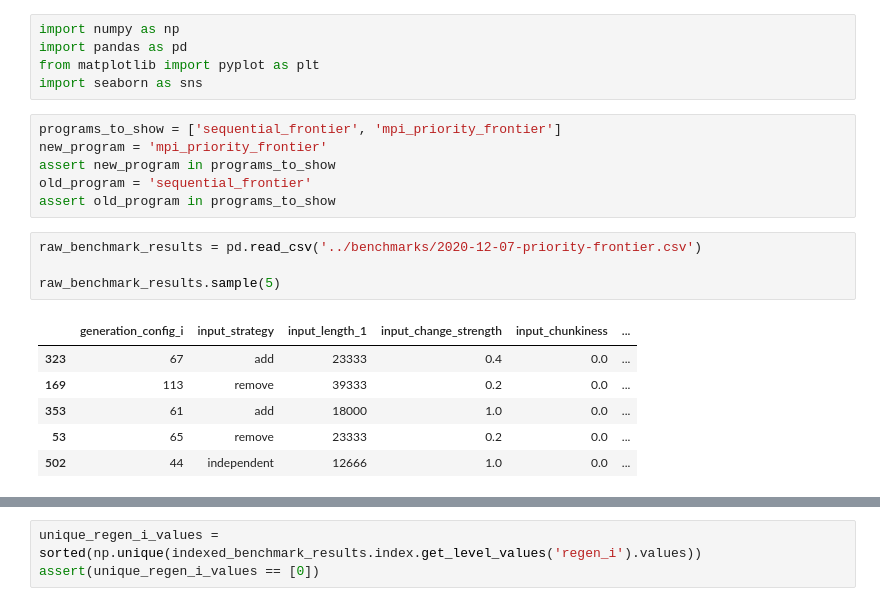
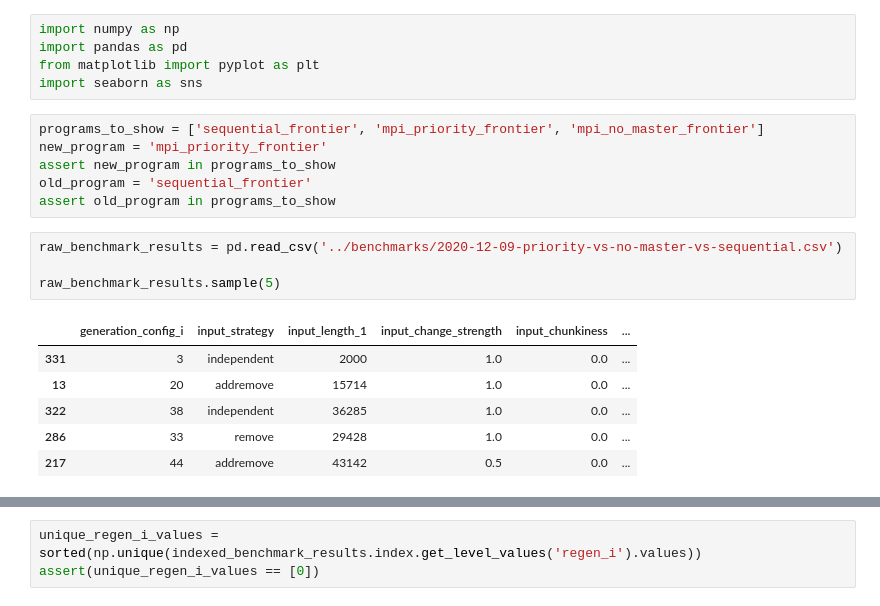
Before and after one commit to tehwalris/mpi-myers-diff, a Jupyter notebook: notebooks/benchmark_analysis_priority_frontier.ipynb, the cells around one changed output, grey strips where cells are left out. Drawn from its saved outputs; the diff is of its cells as text.

```diff
--- a/notebooks/benchmark_analysis_priority_frontier.ipynb
+++ b/notebooks/benchmark_analysis_priority_frontier.ipynb
@@ -4,22 +4,22 @@ import pandas as pd
 from matplotlib import pyplot as plt
 import seaborn as sns
 # %%
-programs_to_show = ['sequential_frontier', 'mpi_priority_frontier']
+programs_to_show = ['sequential_frontier', 'mpi_priority_frontier', 'mpi_no_master_frontier']
 new_program = 'mpi_priority_frontier'
 assert new_program in programs_to_show
 old_program = 'sequential_frontier'
 assert old_program in programs_to_show
 # %%
-raw_benchmark_results = pd.read_csv('../benchmarks/2020-12-07-priority-frontier.csv')
+raw_benchmark_results = pd.read_csv('../benchmarks/2020-12-09-priority-vs-no-master-vs-sequential.csv')
 
 raw_benchmark_results.sample(5)
 # %% [output]
 |  | generation_config_i | input_strategy | input_length_1 | input_change_strength | input_chunkiness | ... |
-| 323 | 67 | add | 23333 | 0.4 | 0.0 | ... |
-| 169 | 113 | remove | 39333 | 0.2 | 0.0 | ... |
-| 353 | 61 | add | 18000 | 1.0 | 0.0 | ... |
-| 53 | 65 | remove | 23333 | 0.2 | 0.0 | ... |
-| 502 | 44 | independent | 12666 | 1.0 | 0.0 | ... |
+| 331 | 3 | independent | 2000 | 1.0 | 0.0 | ... |
+| 13 | 20 | addremove | 15714 | 1.0 | 0.0 | ... |
+| 322 | 38 | independent | 36285 | 1.0 | 0.0 | ... |
+| 286 | 33 | remove | 29428 | 1.0 | 0.0 | ... |
+| 217 | 44 | addremove | 43142 | 0.5 | 0.0 | ... |
 # %%
 indexed_benchmark_results = raw_benchmark_results.set_index(['generation_config_i', 'regen_i', 'diff_program', 'repetition_i'])
 indexed_benchmark_results
```
Also changed, not shown: parts of 5 cells of this notebook, 1 other file.
